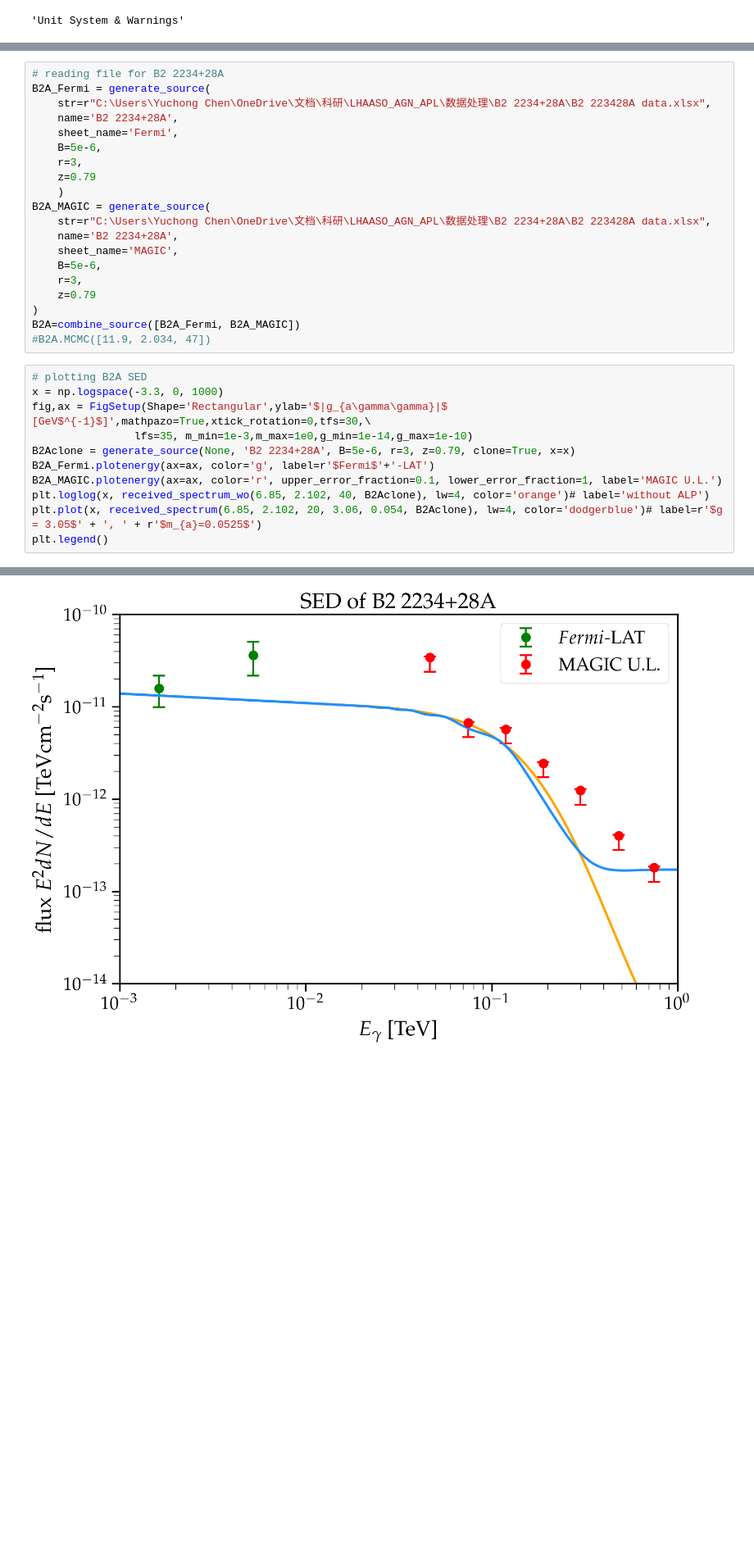
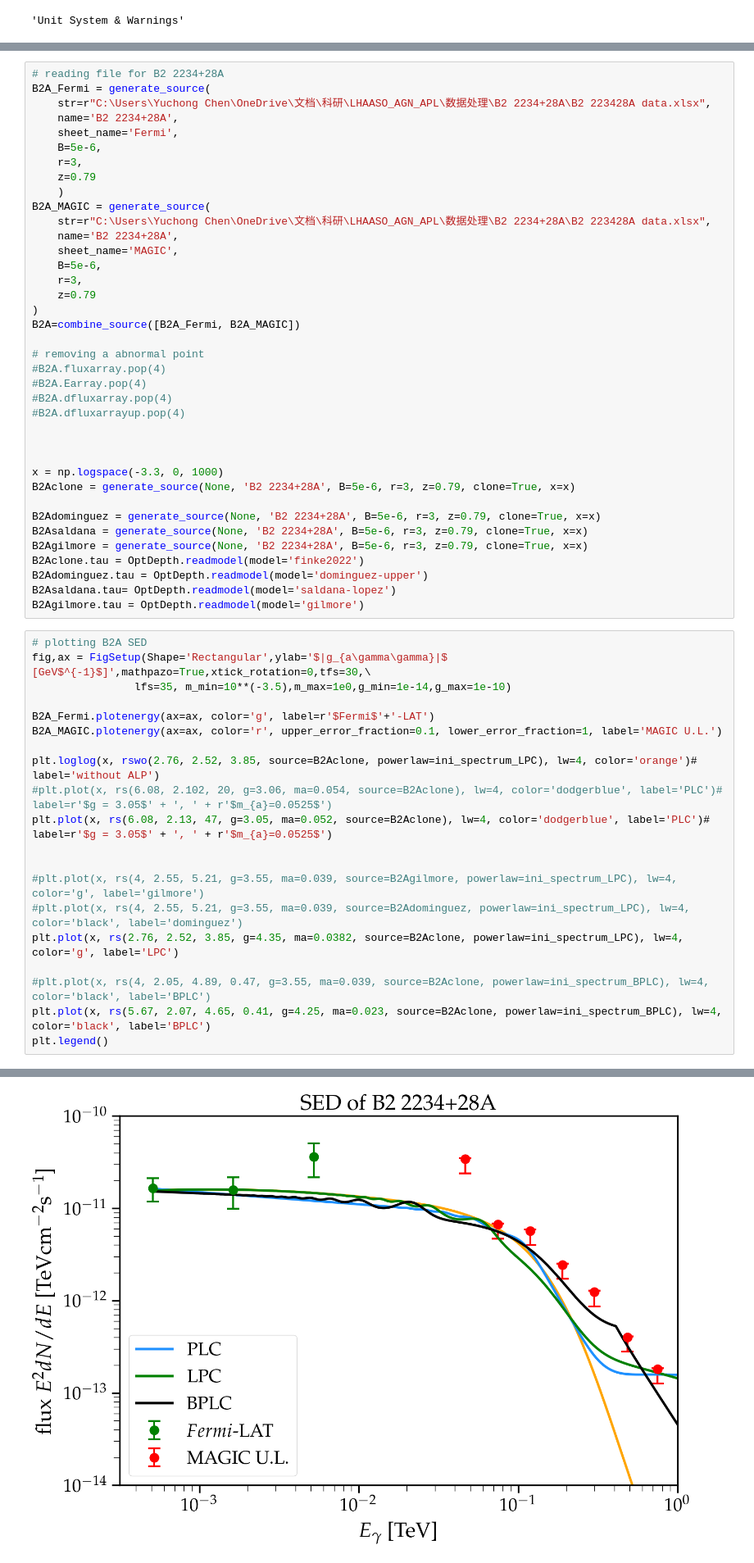
Before and after one commit to ChrisChen31415/Axion-Like-Particles-Constraint, a Jupyter notebook: AGN_APL_MCMC.ipynb, the cells around one changed output, grey strips where cells are left out. Shown at 82% size. Saved outputs shown, nothing was run; the diff lists cells and outputs as text; blank space fills up the shorter version.

```diff
--- a/AGN_APL_MCMC.ipynb
+++ b/AGN_APL_MCMC.ipynb
@@ -834,18 +963,45 @@ B2A_MAGIC = generate_source(
     z=0.79
 )
 B2A=combine_source([B2A_Fermi, B2A_MAGIC])
-#B2A.MCMC([11.9, 2.034, 47])
+
+# removing a abnormal point
+#B2A.fluxarray.pop(4)
+#B2A.Earray.pop(4)
+#B2A.dfluxarray.pop(4)
+#B2A.dfluxarrayup.pop(4)
+
+
+
+x = np.logspace(-3.3, 0, 1000)
+B2Aclone = generate_source(None, 'B2 2234+28A', B=5e-6, r=3, z=0.79, clone=True, x=x)
+
+B2Adominguez = generate_source(None, 'B2 2234+28A', B=5e-6, r=3, z=0.79, clone=True, x=x)
+B2Asaldana = generate_source(None, 'B2 2234+28A', B=5e-6, r=3, z=0.79, clone=True, x=x)
+B2Agilmore = generate_source(None, 'B2 2234+28A', B=5e-6, r=3, z=0.79, clone=True, x=x)
+B2Aclone.tau = OptDepth.readmodel(model='finke2022')
+B2Adominguez.tau = OptDepth.readmodel(model='dominguez-upper')
+B2Asaldana.tau= OptDepth.readmodel(model='saldana-lopez')
+B2Agilmore.tau = OptDepth.readmodel(model='gilmore')
 # %%
 # plotting B2A SED
-x = np.logspace(-3.3, 0, 1000)
 fig,ax = FigSetup(Shape='Rectangular',ylab='$|g_{a\gamma\gamma}|$ [GeV$^{-1}$]',mathpazo=True,xtick_rotation=0,tfs=30,\
-                lfs=35, m_min=1e-3,m_max=1e0,g_min=1e-14,g_max=1e-10)
-B2Aclone = generate_source(None, 'B2 2234+28A', B=5e-6, r=3, z=0.79, clone=True, x=x)
+                lfs=35, m_min=10**(-3.5),m_max=1e0,g_min=1e-14,g_max=1e-10)
+
 B2A_Fermi.plotenergy(ax=ax, color='g', label=r'$Fermi$'+'-LAT')
 B2A_MAGIC.plotenergy(ax=ax, color='r', upper_error_fraction=0.1, lower_error_fraction=1, label='MAGIC U.L.')
-plt.loglog(x, received_spectrum_wo(6.85, 2.102, 40, B2Aclone), lw=4, color='orange')# label='without ALP')
-plt.plot(x, received_spectrum(6.85, 2.102, 20, 3.06, 0.054, B2Aclone), lw=4, color='dodgerblue')# label=r'$g = 3.05$' + ', ' + r'$m_{a}=0.0525$')
+
+plt.loglog(x, rswo(2.76, 2.52, 3.85, source=B2Aclone, powerlaw=ini_spectrum_LPC), lw=4, color='orange')# label='without ALP')
+#plt.plot(x, rs(6.08, 2.102, 20, g=3.06, ma=0.054, source=B2Aclone), lw=4, color='dodgerblue', label='PLC')# label=r'$g = 3.05$' + ', ' + r'$m_{a}=0.0525$')
+plt.plot(x, rs(6.08, 2.13, 47, g=3.05, ma=0.052, source=B2Aclone), lw=4, color='dodgerblue', label='PLC')# label=r'$g = 3.05$' + ', ' + r'$m_{a}=0.0525$')
+
+
+#plt.plot(x, rs(4, 2.55, 5.21, g=3.55, ma=0.039, source=B2Agilmore, powerlaw=ini_spectrum_LPC), lw=4, color='g', label='gilmore')
+#plt.plot(x, rs(4, 2.55, 5.21, g=3.55, ma=0.039, source=B2Adominguez, powerlaw=ini_spectrum_LPC), lw=4, color='black', label='dominguez')
+plt.plot(x, rs(2.76, 2.52, 3.85, g=4.35, ma=0.0382, source=B2Aclone, powerlaw=ini_spectrum_LPC), lw=4, color='g', label='LPC')
+
+#plt.plot(x, rs(4, 2.05, 4.89, 0.47, g=3.55, ma=0.039, source=B2Aclone, powerlaw=ini_spectrum_BPLC), lw=4, color='black', label='BPLC')
+plt.plot(x, rs(5.67, 2.07, 4.65, 0.41, g=4.25, ma=0.023, source=B2Aclone, powerlaw=ini_spectrum_BPLC), lw=4, color='black', label='BPLC')
 plt.legend()
 # %% [output]
 <matplotlib.legend.Legend at 0x...>
-[figure, old version]
+[figure, new version]
```
Also changed, not shown: parts of 22 cells of this notebook.
